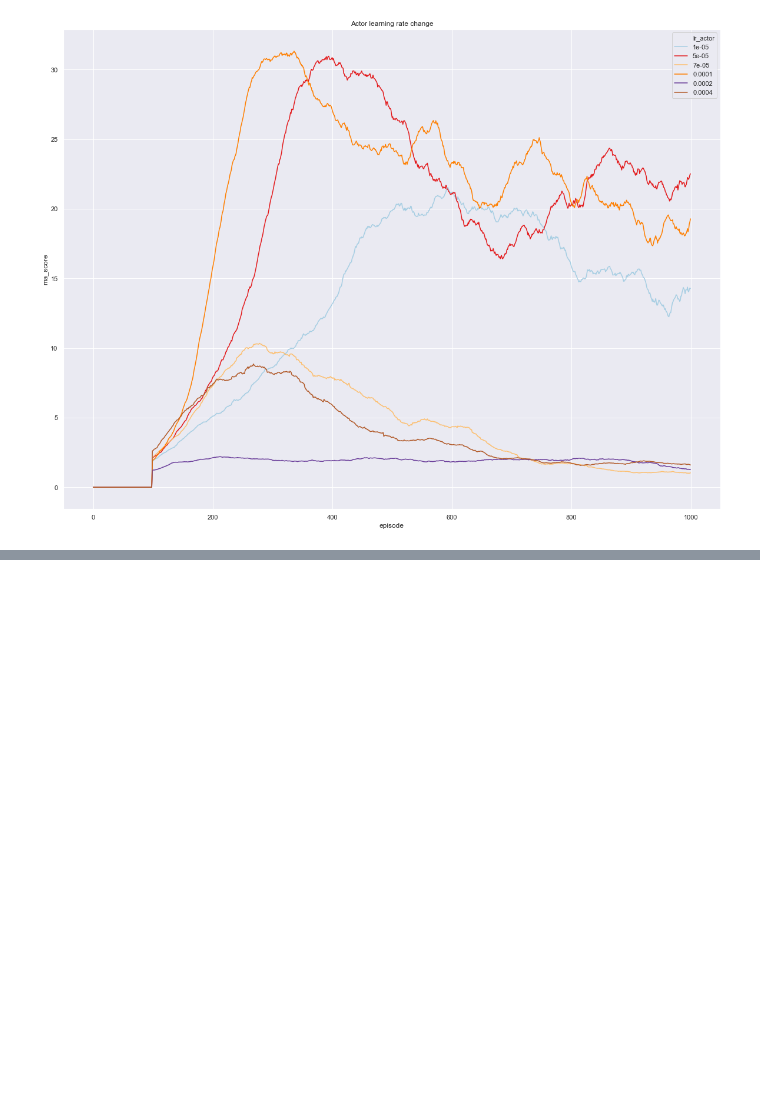
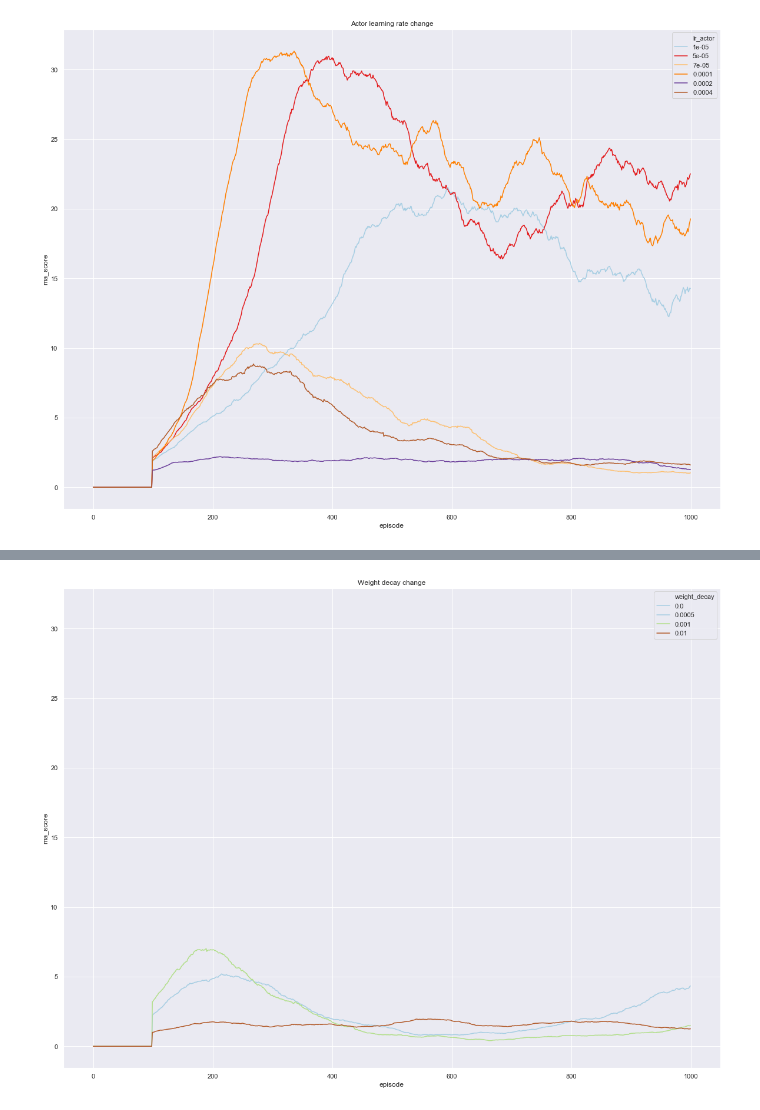
Before and after one commit to jezzarax/drlnd_p2_continuous, a Jupyter notebook: Hyperparameter_search_results_exploration.ipynb, the cells around one changed output, grey strips where cells are left out. Drawn from its saved outputs; the diff is of its cells as text; code cells hidden in the pictures; blank space fills up the shorter version.

Commit message:
Add some more results

```diff
--- a/Hyperparameter_search_results_exploration.ipynb
+++ b/Hyperparameter_search_results_exploration.ipynb
@@ -84,0 +91,4 @@ render_experiment_results(experiment_outcomes[3])
+# %%
+render_experiment_results(experiment_outcomes[4])
+# %% [output]
+[figure, added]
```
Also changed, not shown: parts of 4 cells of this notebook, 12 other files.
